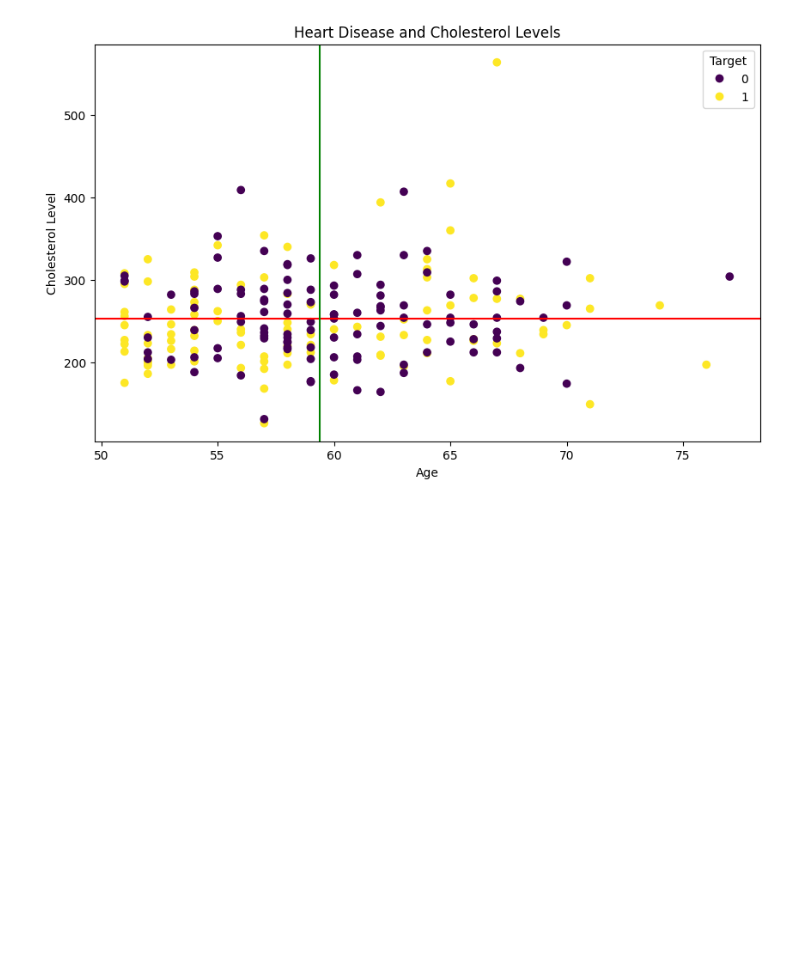
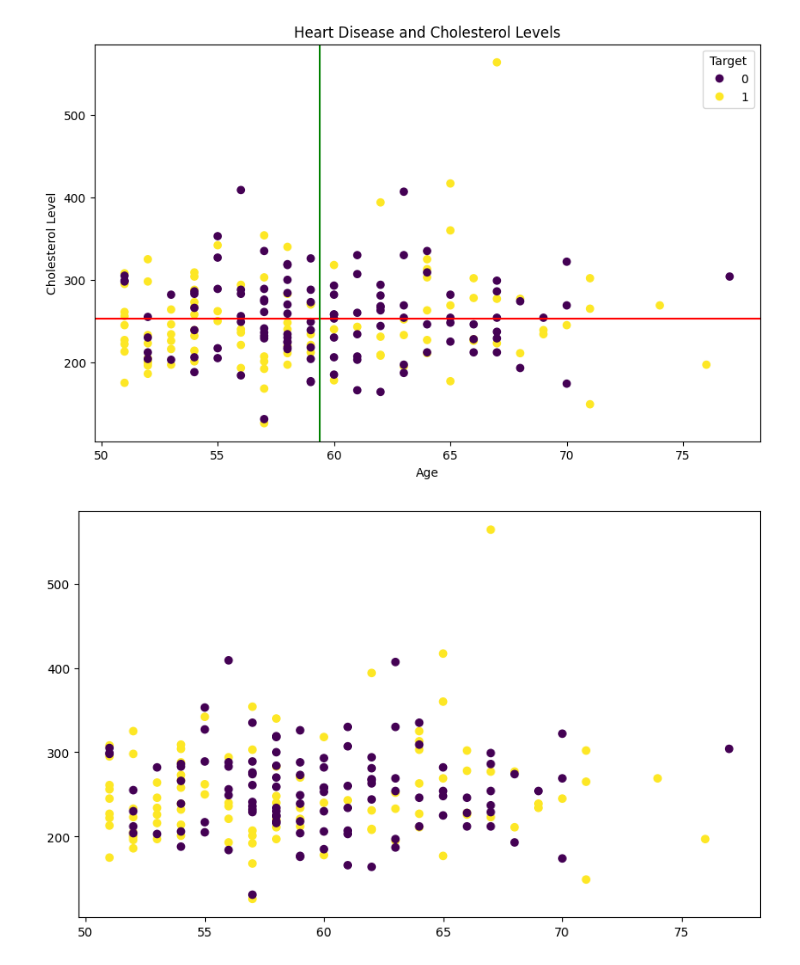
Before and after one commit to thewesternfront/Jupyter_Testintg_Jetbrains, a Jupyter notebook: Introduction-to-MatplotLib.ipynb, the cells around one changed output. Drawn from its saved outputs; the diff is of its cells as text; code cells hidden in the pictures; blank space fills up the shorter version.

Commit message:
Adding more matplotlib ideas with horiz, vert lines and targets 0 and 1

```diff
--- a/Introduction-to-MatplotLib.ipynb
+++ b/Introduction-to-MatplotLib.ipynb
@@ -440,3 +440,11 @@ ax.legend(*scatter.legend_elements(), title="Target")
 # %% [output]
 <matplotlib.legend.Legend at 0x...>
 [figure]
+# %%
+## OO Method from scratch
+fig, ax = plt.subplots(figsize=(10,6))
+
+# Plot the data
+scatter = ax.scatter(x=over_50["age"], y=over_50["chol"], c=over_50["target"] )
+# %% [output]
+[figure, added]
```
Also changed, not shown: parts of 7 cells of this notebook.
